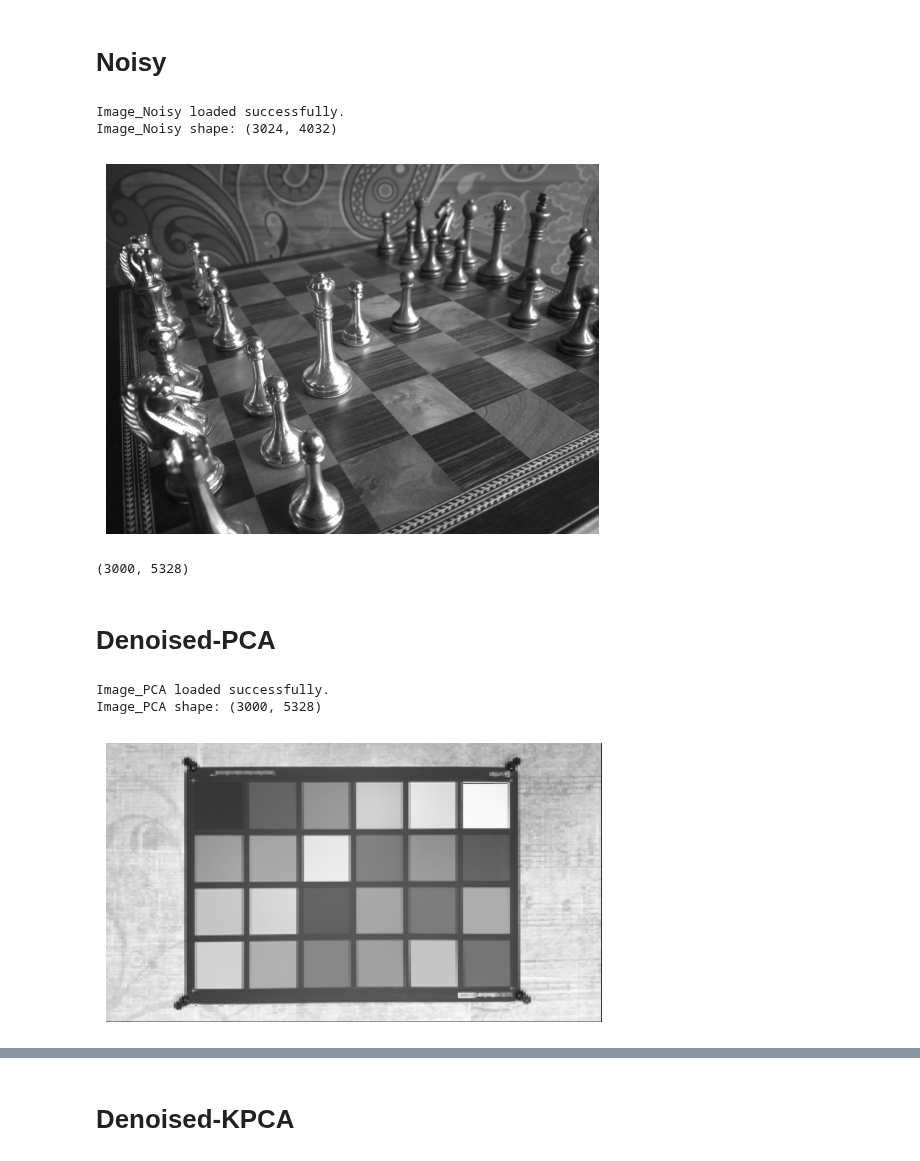
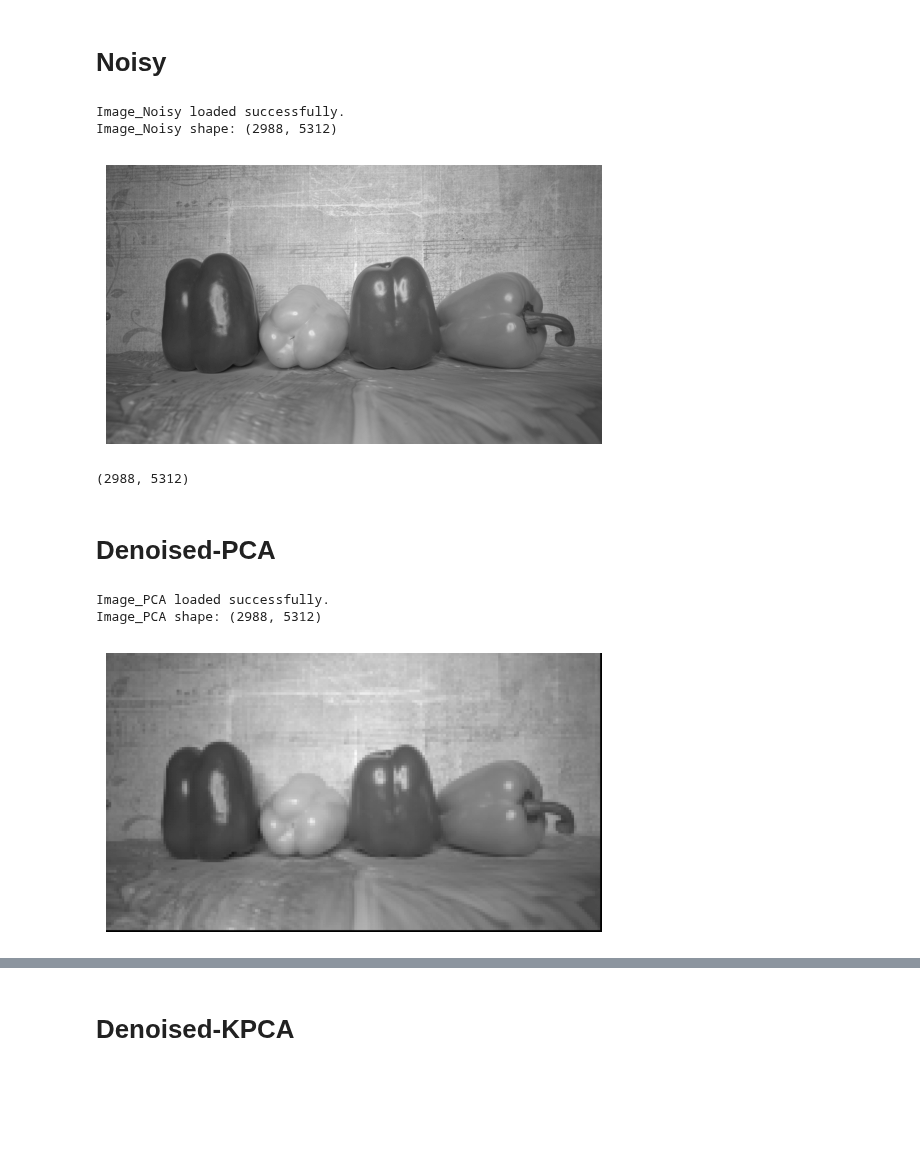
Before and after one commit to biswajit-github-2022/RKMVERI_2ND, a Jupyter notebook: class/ML/ML_project/work/MSE.ipynb, the cells around one changed output, grey strips where cells are left out. Cells and saved outputs as stored; diff of their text form; code cells hidden in the pictures; blank space fills up the shorter version.

```diff
--- a/class/ML/ML_project/work/MSE.ipynb
+++ b/class/ML/ML_project/work/MSE.ipynb
@@ -69,35 +66,35 @@ image_True.shape
 # Noisy
 # %%
 # Define the path to the image file
-image_path = f'/home/biswajitrana/Downloads/Data/Noisy_Data/{img_name}.PNG'  # Change the file path accordingly
+image_path = f"C:\\Users\\biswajit\\Downloads\\DAta\\Noisy\\0098_NOISY_SRGB_010.PNG"  # Change the file path accordingly
 
 # Read the image in grayscale
 image_Noisy = cv2.imread(image_path, cv2.IMREAD_GRAYSCALE)
 
 # Check if the image was successfully loaded
 if image_Noisy is not None:
     print("Image_Noisy loaded successfully.")
     print("Image_Noisy shape:", image_Noisy.shape)
 
     # Display the image
     plt.imshow(image_Noisy, cmap='gray')
     plt.axis('off')  # Hide axis
     plt.show()
 else:
     print("Failed to load the image_Noisy.")
 # %% [output]
 Image_Noisy loaded successfully.
-Image_Noisy shape: (3024, 4032)
+Image_Noisy shape: (2988, 5312)
-[figure, old version]
+[figure, new version]
 # %%
 image_Noisy.shape
 # %% [output]
-(3000, 5328)
+(2988, 5312)
 # %% [markdown]
 # Denoised-PCA
 # %%
 # Define the path to the image file
-image_path = f'/home/biswajitrana/Downloads/Data/Output_Data/PCA/0003_NOISY_SRGB_010_PCA.jpg'  # Change the file path accordingly
+image_path = f"C:\\Users\\biswajit\\Downloads\\DAta\\PCA\\0098_NOISY_SRGB_010_pca.jpg"  # Change the file path accordingly
 
 # Read the image in grayscale
 image_PCA = cv2.imread(image_path, cv2.IMREAD_GRAYSCALE)
@@ -115,8 +112,8 @@ else:
     print("Failed to load the image_PCA.")
 # %% [output]
 Image_PCA loaded successfully.
-Image_PCA shape: (3000, 5328)
+Image_PCA shape: (2988, 5312)
-[figure, old version]
+[figure, new version]
 # %%
 image_PCA.shape
 # %% [output]
```
Also changed, not shown: parts of 26 cells of this notebook, 4 other files.
